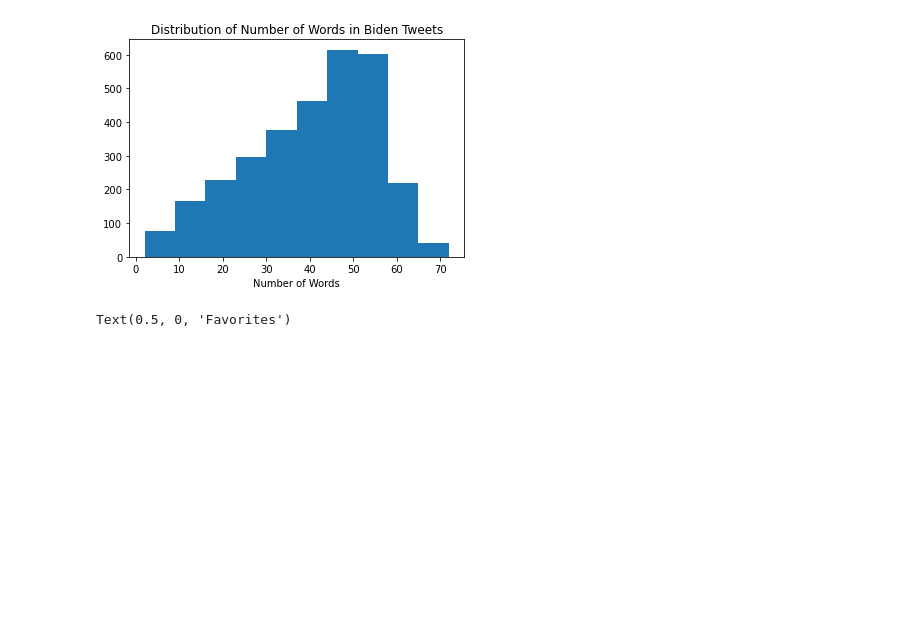
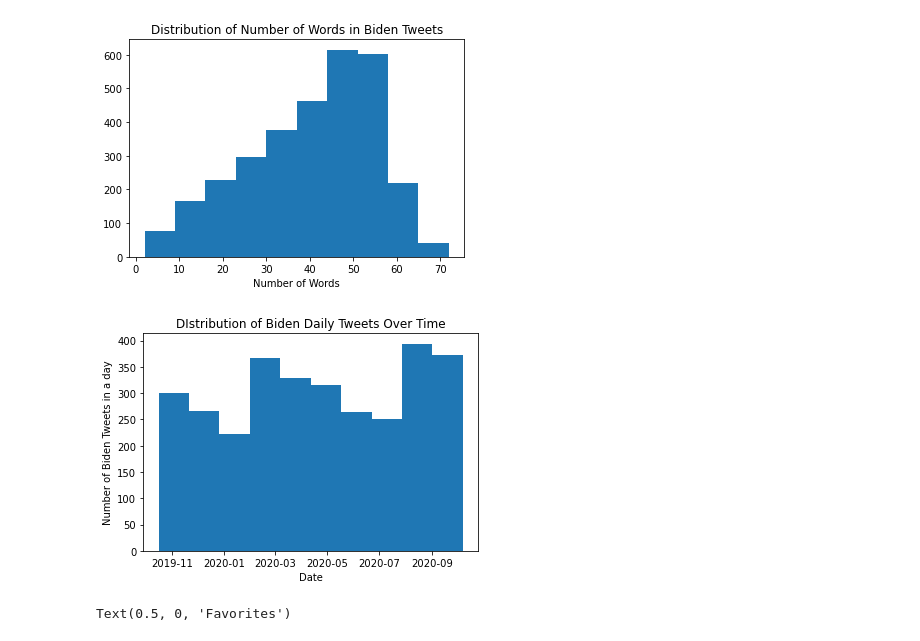
Before and after one commit to sunil-2000/Twitter-Data-Science-Project, a Jupyter notebook: camden.ipynb, the cells around one changed output. Saved outputs shown, nothing was run; the diff lists cells and outputs as text; code cells hidden in the pictures; blank space fills up the shorter version.

Commit message:
Added logged plots and dates analysis to Biden data

```diff
--- a/camden.ipynb
+++ b/camden.ipynb
@@ -47,3 +47,15 @@ print("Number of tweets: " + str(number_of_biden_tweets))
 3      30592      6574       en  NaN       NaN
 4      13490      3023       en  NaN       NaN
 Number of tweets: 3084
+# %%
+# Converting create_at column to datetime for later analysis use.
+biden_tweets['datetime']=pd.to_datetime(biden_tweets['created_at'], format='%Y-%m-%d %H:%M:%S')
+biden_tweets['date']=biden_tweets['datetime'].dt.date
+
+#number of tweets by day
+
+biden_tweetsbyday=biden_tweets.date.value_counts()
+print(biden_tweets['date'])
+print(biden_tweetsbyday)
+
+biden_dataframetweetsbyday = pd.DataFrame(np.array([biden_tweets['date'], [biden_tweetsbyday]]))
@@ -164,6 +194,16 @@ plt.xlabel("Number of Words")
 # %% [output]
 Text(0.5, 0, 'Number of Words')
 [figure]
+# %%
+# Tweets per day
+
+plt.hist(biden_tweets['date'])
+plt.xlabel('Date')
+plt.ylabel('Number of Biden Tweets in a day')
+plt.title("DIstribution of Biden Daily Tweets Over Time")
+plt.show()
+# %% [output]
+[figure, added]
 # %%
 # Favorites
 
```
Also changed, not shown: parts of 5 cells of this notebook.
